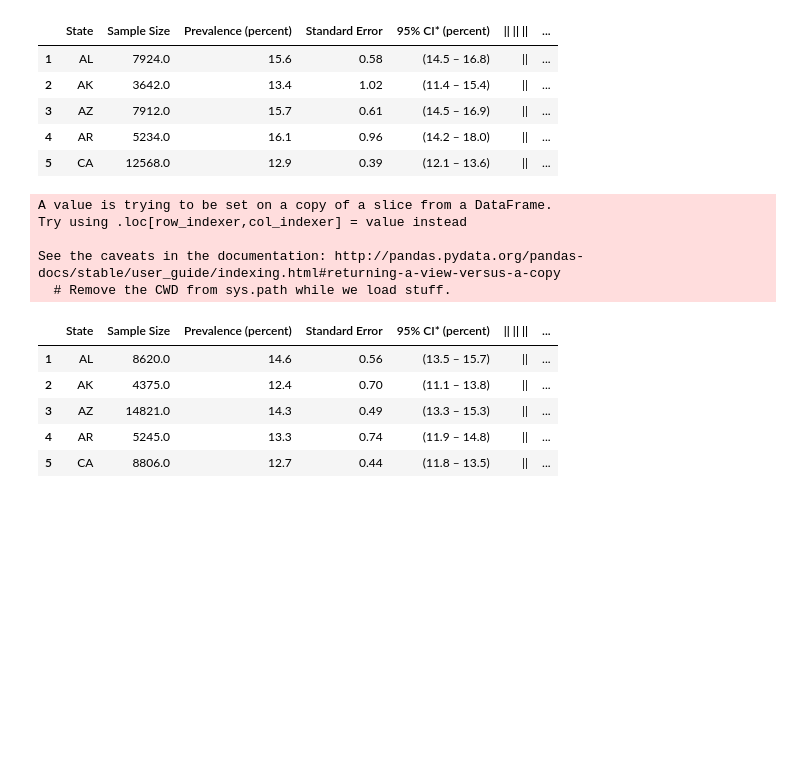
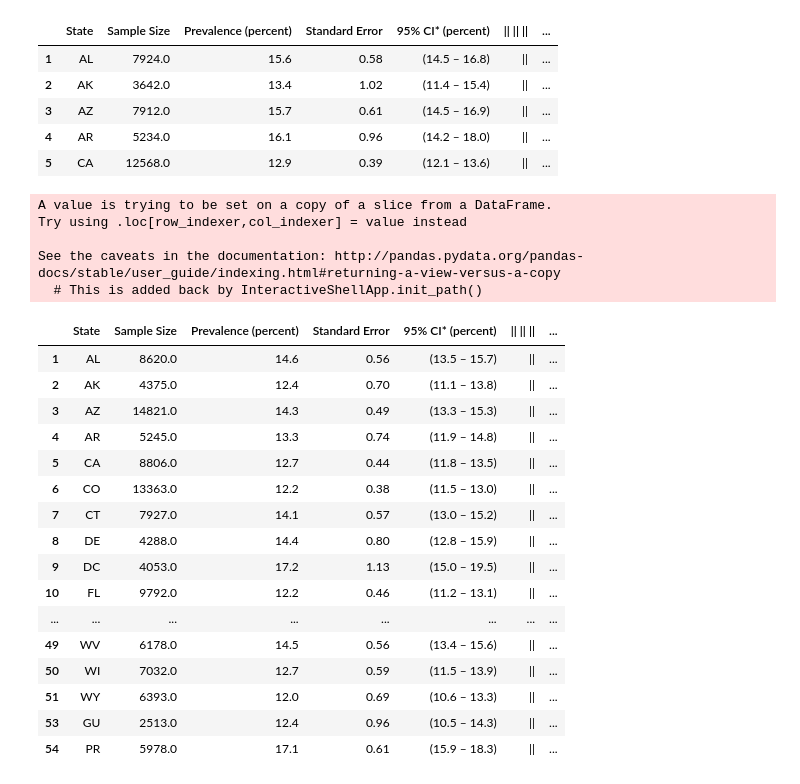
Before and after one commit to emilou1981/ETL-Project, a Jupyter notebook: Asthma.ipynb, the cells around one changed output. Saved outputs shown, nothing was run; the diff lists cells and outputs as text; code cells hidden in the pictures; blank space fills up the shorter version.

Commit message:
uodates to Asthma

```diff
--- a/Asthma.ipynb
+++ b/Asthma.ipynb
@@ -69,27 +70,39 @@ See the caveats in the documentation: http://pandas.pydata.org/pandas-docs/stabl
 # %%
 #2014 Adult Asthma
 url_2014 = 'https://www.cdc.gov/asthma/brfss/2014/tableL1.htm'
 
 df_2014 = pd.read_html(url_2014)
 
 df_asthma_2014=df_2014[0]
 
 asthma_2014 =df_asthma_2014.iloc[1:]
+asthma_2014.drop(asthma_2014.index[51], inplace=True)
 
 asthma_2014['Year']='2014'
-asthma_2014.head()
+asthma_2014
 # %% [output]
 A value is trying to be set on a copy of a slice from a DataFrame.
 Try using .loc[row_indexer,col_indexer] = value instead
 
 See the caveats in the documentation: http://pandas.pydata.org/pandas-docs/stable/user_guide/indexing.html#returning-a-view-versus-a-copy
-  # Remove the CWD from sys.path while we load stuff.
+  # This is added back by InteractiveShellApp.init_path()
 |  | State | Sample Size | Prevalence (percent) | Standard Error | 95% CI* (percent) | || || || | ... |
 | 1 | AL | 8620.0 | 14.6 | 0.56 | (13.5 – 15.7) | || | ... |
 | 2 | AK | 4375.0 | 12.4 | 0.70 | (11.1 – 13.8) | || | ... |
 | 3 | AZ | 14821.0 | 14.3 | 0.49 | (13.3 – 15.3) | || | ... |
 | 4 | AR | 5245.0 | 13.3 | 0.74 | (11.9 – 14.8) | || | ... |
 | 5 | CA | 8806.0 | 12.7 | 0.44 | (11.8 – 13.5) | || | ... |
+| 6 | CO | 13363.0 | 12.2 | 0.38 | (11.5 – 13.0) | || | ... |
+| 7 | CT | 7927.0 | 14.1 | 0.57 | (13.0 – 15.2) | || | ... |
+| 8 | DE | 4288.0 | 14.4 | 0.80 | (12.8 – 15.9) | || | ... |
+| 9 | DC | 4053.0 | 17.2 | 1.13 | (15.0 – 19.5) | || | ... |
+| 10 | FL | 9792.0 | 12.2 | 0.46 | (11.2 – 13.1) | || | ... |
+| ... | ... | ... | ... | ... | ... | ... | ... |
+| 49 | WV | 6178.0 | 14.5 | 0.56 | (13.4 – 15.6) | || | ... |
+| 50 | WI | 7032.0 | 12.7 | 0.59 | (11.5 – 13.9) | || | ... |
+| 51 | WY | 6393.0 | 12.0 | 0.69 | (10.6 – 13.3) | || | ... |
+| 53 | GU | 2513.0 | 12.4 | 0.96 | (10.5 – 14.3) | || | ... |
+| 54 | PR | 5978.0 | 17.1 | 0.61 | (15.9 – 18.3) | || | ... |
 # %%
 #2013 Adult Asthma
 url_2013 = 'https://www.cdc.gov/asthma/brfss/2013/tableL1.htm'
```
Also changed, not shown: parts of 4 cells of this notebook.
